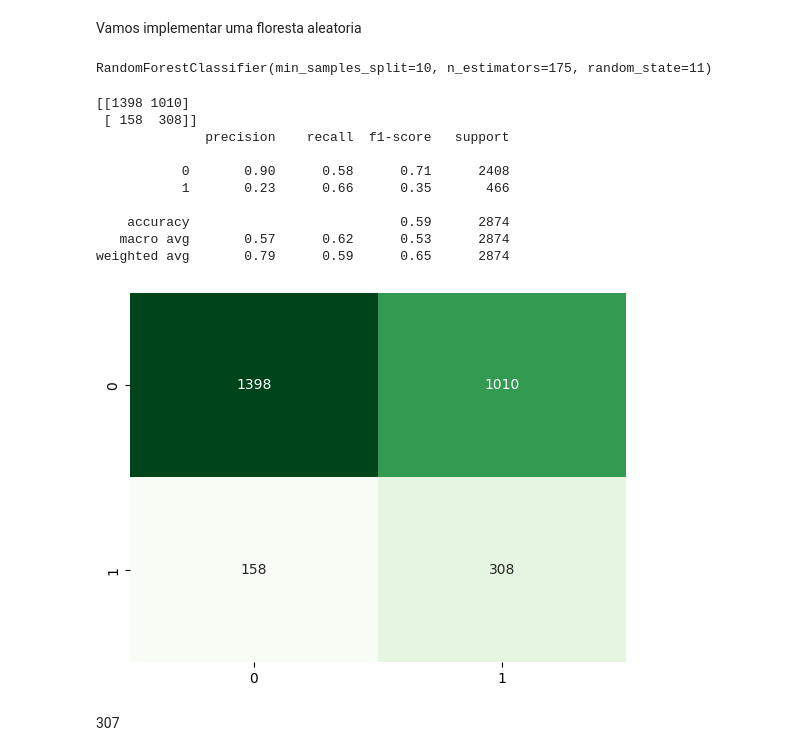
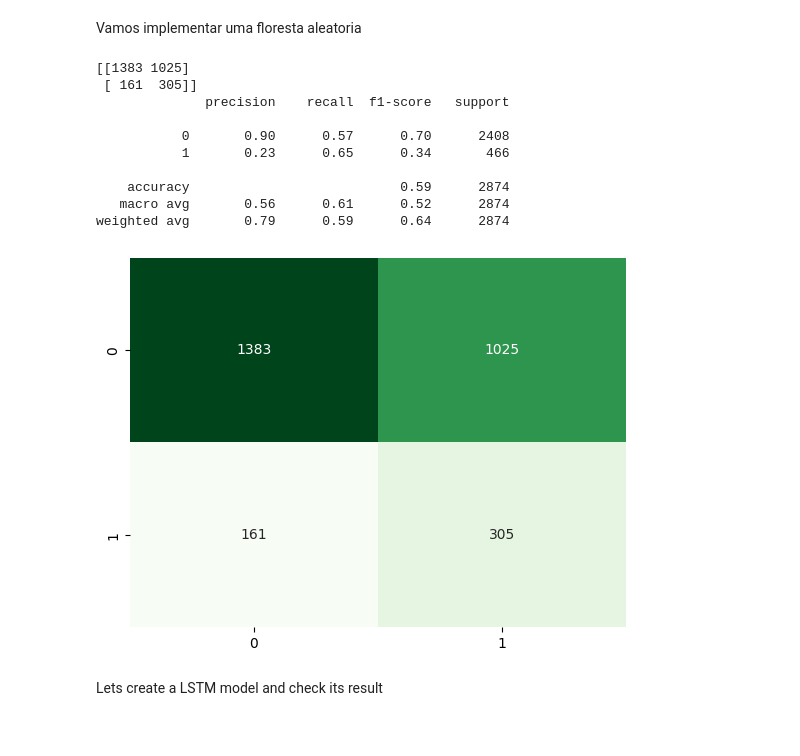
Before and after one commit to 7131HDMC/loan_risk, a Jupyter notebook: loan_risk.ipynb, the cells around one changed output. Cells and saved outputs as stored; diff of their text form; code cells hidden in the pictures.

```diff
--- a/loan_risk.ipynb
+++ b/loan_risk.ipynb
@@ -300,24 +341,21 @@ Vamos implementar uma floresta aleatoria
 rus = RandomUnderSampler(sampling_strategy='not minority', random_state=11)
 x_train_res, y_train_res = rus.fit_resample(x_train, y_train)
 # %%
-random_forest = RandomForestClassifier(random_state=11, n_estimators=175, min_samples_split=10)
+random_forest = RandomForestClassifier(random_state=11, n_estimators=105)
 random_forest.fit(x_train_res, y_train_res)
+y_rf_preds = random_forest.predict(x_valid)
+model_valid_report(random_forest, y_valid, y_rf_preds, t_focus=False)
 # %% [output]
-RandomForestClassifier(min_samples_split=10, n_estimators=175, random_state=11)
+[[1383 1025]
+ [ 161  305]]
+              precision    recall  f1-score   support
+
+           0       0.90      0.57      0.70      2408
+           1       0.23      0.65      0.34       466
+
+    accuracy                           0.59      2874
+   macro avg       0.56      0.61      0.52      2874
+weighted avg       0.79      0.59      0.64      2874
+[figure, added]
-# %%
-y_rf_preds = random_forest.predict(x_valid)
-model_valid_report(random_forest, y_valid, y_rf_preds, t_focus=False)
-# %% [output]
-[[1398 1010]
- [ 158  308]]
-              precision    recall  f1-score   support
-
-           0       0.90      0.58      0.71      2408
-           1       0.23      0.66      0.35       466
-
-    accuracy                           0.59      2874
-   macro avg       0.57      0.62      0.53      2874
-weighted avg       0.79      0.59      0.65      2874
-[figure, removed]
-# %% [markdown]
-307
+# %% [markdown]
+Lets create a LSTM model and check its result
```
Also changed, not shown: parts of 8 cells of this notebook, 2 other files.
